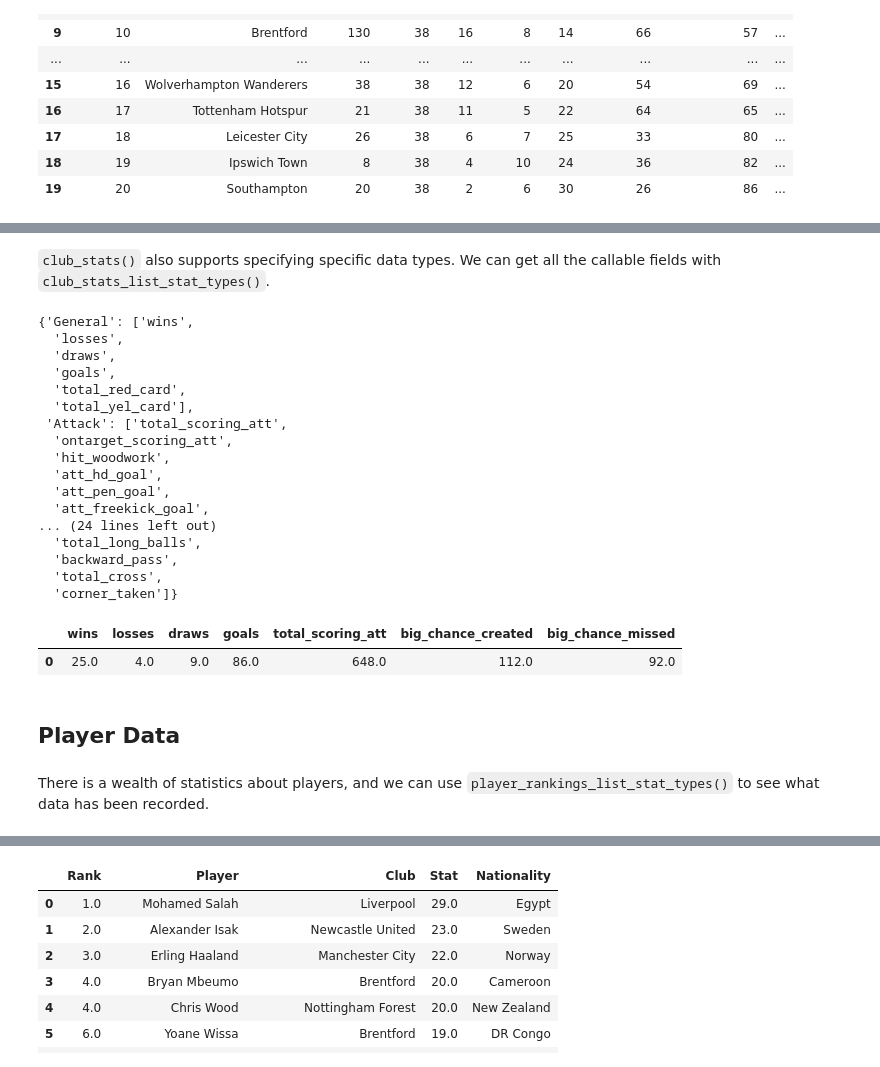
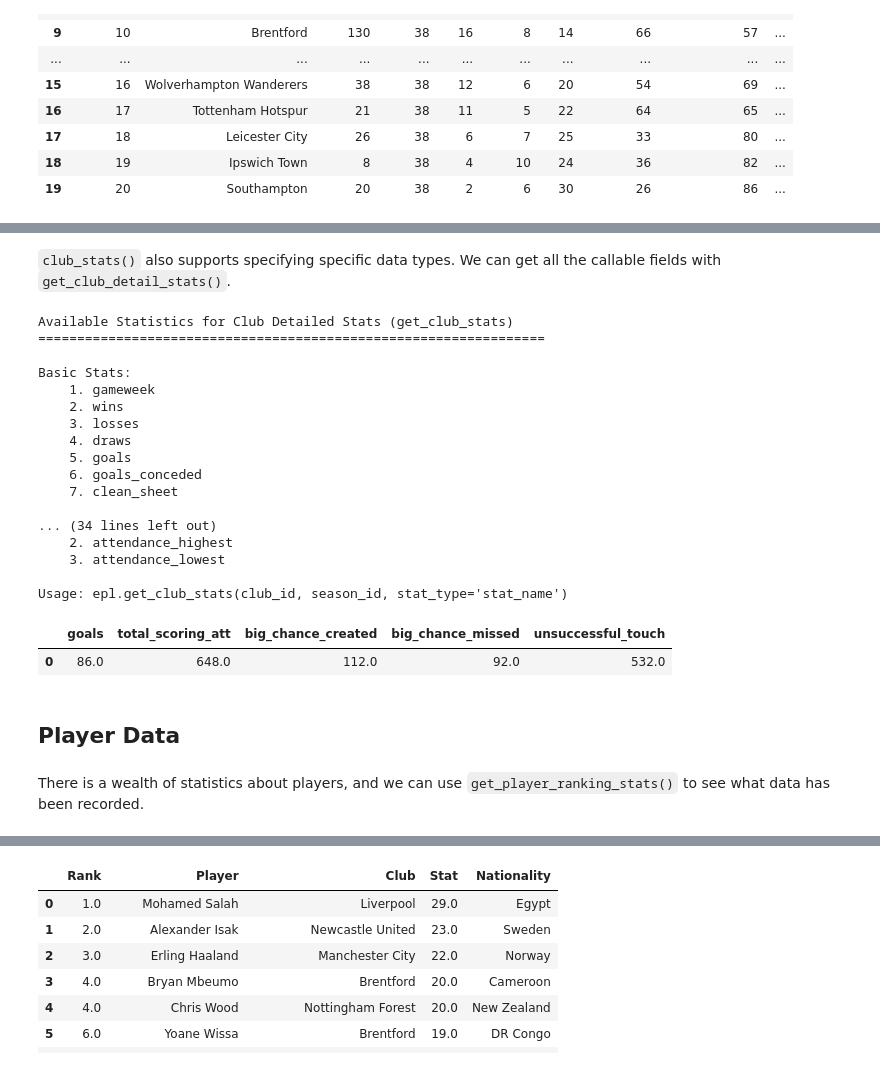
Before and after one commit to zhouyuyang-joey/English-Premier-League-Data-API, a Jupyter notebook: examples.ipynb, the cells around one changed output, grey strips where cells are left out. Saved outputs shown, nothing was run; the diff lists cells and outputs as text; code cells hidden in the pictures.

```diff
--- a/examples.ipynb
+++ b/examples.ipynb
@@ -92,3 +128,0 @@ As an alternative, you can specify ``output="df"`` to return results as a pandas
-# %%
-club_id_list = epl.get_club_ids(season_24_25, output="df")
-club_id_list
@@ -112,0 +129,3 @@ club_id_list
+# %%
+liverpool_id = club_id_list.loc[club_id_list["Name"] == "Liverpool", "Club ID"].iloc[0]
+liverpool_id
@@ -115,4 +135,0 @@ Once we have the id information, we can use ``club_info()`` to extract informati
-# %%
-liverpool_id = 10 # We already have this by calling club_id() above
-liverpool_info = epl.get_club_info(liverpool_id)
-liverpool_info
@@ -207,41 +230,38 @@ all_data
 # %% [markdown]
-``club_stats()`` also supports specifying specific data types. We can get all the callable fields with ``club_stats_list_stat_types()``.
+``club_stats()`` also supports specifying specific data types. We can get all the callable fields with ``get_club_detail_stats()``.
 # %%
 # This dictionary is collated by LLM and does not ensure that all fields are valid
-club_single_all_stat_types = epl.get_available_stat_types(category="club")
+club_single_all_stat_types = epl.get_club_detail_stats()
 club_single_all_stat_types
 # %% [output]
-{'General': ['wins',
-  'losses',
-  'draws',
-  'goals',
-  'total_red_card',
-  'total_yel_card'],
- 'Attack': ['total_scoring_att',
-  'ontarget_scoring_att',
-  'hit_woodwork',
-  'att_hd_goal',
-  'att_pen_goal',
-  'att_freekick_goal',
-... (24 lines left out)
-  'total_long_balls',
-  'backward_pass',
-  'total_cross',
-  'corner_taken']}
+Available Statistics for Club Detailed Stats (get_club_stats)
+=================================================================
+
+Basic Stats:
+    1. gameweek
+    2. wins
+    3. losses
+    4. draws
+    5. goals
+    6. goals_conceded
+    7. clean_sheet
+
+... (34 lines left out)
+    2. attendance_highest
+    3. attendance_lowest
+
+Usage: epl.get_club_stats(club_id, season_id, stat_type='stat_name')
 # %%
-fields = [
-    'wins', 'losses', 'draws', 'goals',
-    'total_scoring_att', 'big_chance_created', 'big_chance_missed'
-]
+fields = ['goals', 'total_scoring_att', 'big_chance_created', 'big_chance_missed','unsuccessful_touch']
 stats = {field: epl.get_club_stats(liverpool_id, season_24_25, stat_type=field) for field in fields}
-df_club_stats = pd.DataFrame([stats])
-df_club_stats
+liverpool_attack_stats = pd.DataFrame([stats])
+liverpool_attack_stats
 # %% [output]
-|  | wins | losses | draws | goals | total_scoring_att | big_chance_created | big_chance_missed |
-| 0 | 25.0 | 4.0 | 9.0 | 86.0 | 648.0 | 112.0 | 92.0 |
+|  | goals | total_scoring_att | big_chance_created | big_chance_missed | unsuccessful_touch |
+| 0 | 86.0 | 648.0 | 112.0 | 92.0 | 532.0 |
 # %% [markdown]
 ## Player Data
 # %% [markdown]
-There is a wealth of statistics about players, and we can use ``player_rankings_list_stat_types()`` to see what data has been recorded.
+There is a wealth of statistics about players, and we can use ``get_player_ranking_stats()`` to see what data has been recorded.
 # %%
 # This dictionary is collated by LLM and does not ensure that all fields are valid
```
Also changed, not shown: parts of 56 cells of this notebook.
